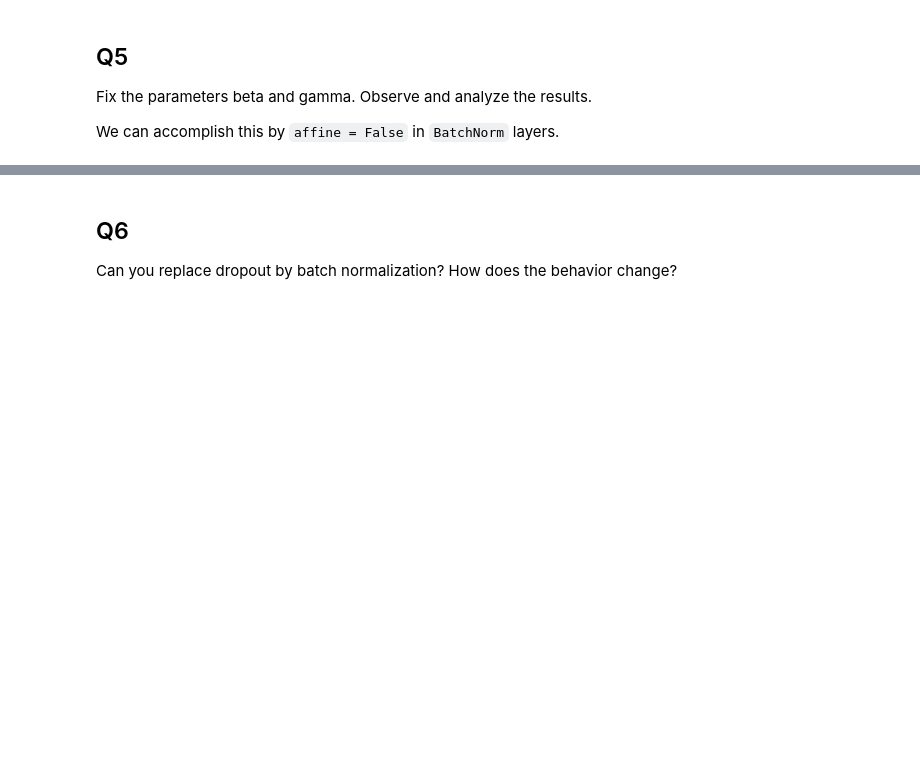
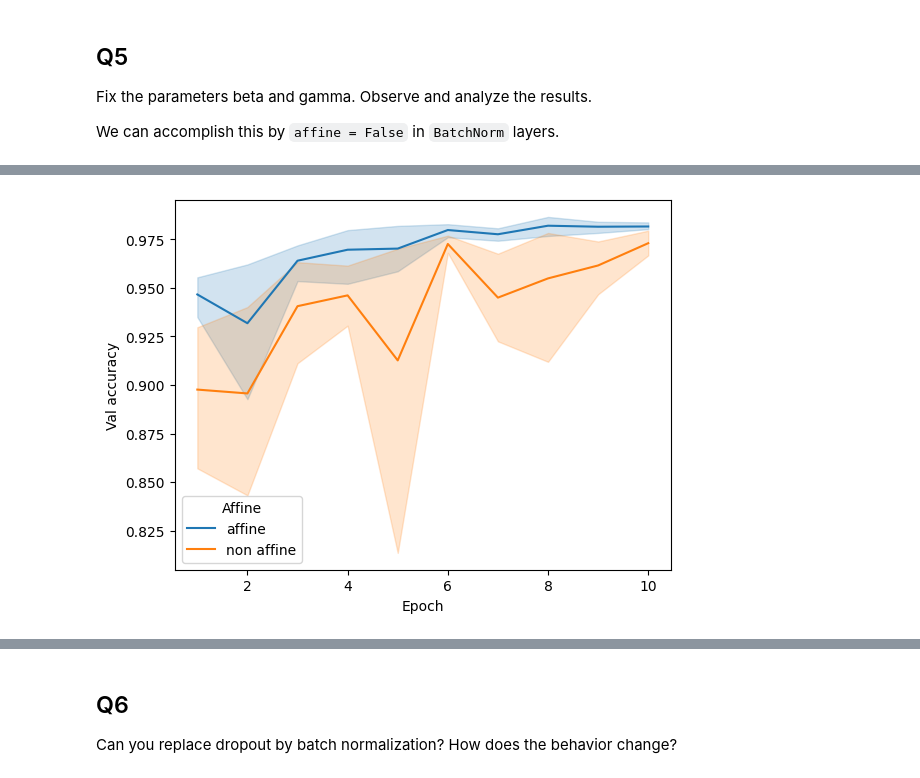
Before and after one commit to emiliocantuc/dl-playground, a Jupyter notebook: d2l-exercises/8-5.ipynb, the cells around one changed output, grey strips where cells are left out. Drawn from its saved outputs; the diff is of its cells as text; code cells hidden in the pictures; blank space fills up the shorter version.

```diff
--- a/d2l-exercises/8-5.ipynb
+++ b/d2l-exercises/8-5.ipynb
@@ -409,0 +430,25 @@ We can accomplish this by `affine = False` in `BatchNorm` layers.
+# %%
+#| code-summary: Train and evaluate
+#| output: false
+
+results = {'affine': [], 'non affine': []}
+os.makedirs('nets', exist_ok = True)
+
+for affine in [True, False]:
+    aff = 'affine' if affine else 'non affine'
+    for seed in range(5):
+
+        # All nets "see" the same data
+        torch.manual_seed(seed); np.random.seed(seed); random.seed(seed)
+        g = torch.Generator()
+        g.manual_seed(seed)
+
+        net = BNLeNet(affine_bn = affine)
+
+        train_loader = DataLoader(training_data, batch_size = 128, shuffle = True, worker_init_fn = seed_worker, generator = g)
+        test_accs = train(net, train_loader, test_loader, num_epochs = 10, lr = 0.1, verbose = False)
+
+        results[aff].append(test_accs)
+        torch.save(net, f'nets/{aff}_{seed}.pt')
+
+        print(f'Affine: {affine}\t\tSeed: {seed}\t\tfinal test acc: {test_accs[-1]}')
@@ -409,0 +466,10 @@ We can accomplish this by `affine = False` in `BatchNorm` layers.
+# %%
+#| code-summary: Plot validation accuracies
+tmp = []
+for aff, res in results.items():
+    for i, test_accs in enumerate(res):
+        for epoch, acc in enumerate(test_accs):
+            tmp.append({'Affine': aff, 'Val accuracy': acc, 'Seed': i, 'Epoch': epoch + 1})
+tmp = pd.DataFrame(tmp)
+sns.lineplot(data = tmp, x = 'Epoch', y = 'Val accuracy', hue = 'Affine')
+# %% [output]
@@ -409,0 +477 @@ We can accomplish this by `affine = False` in `BatchNorm` layers.
+[figure, added]
```
Also changed, not shown: parts of 17 cells of this notebook, 7 other files.
